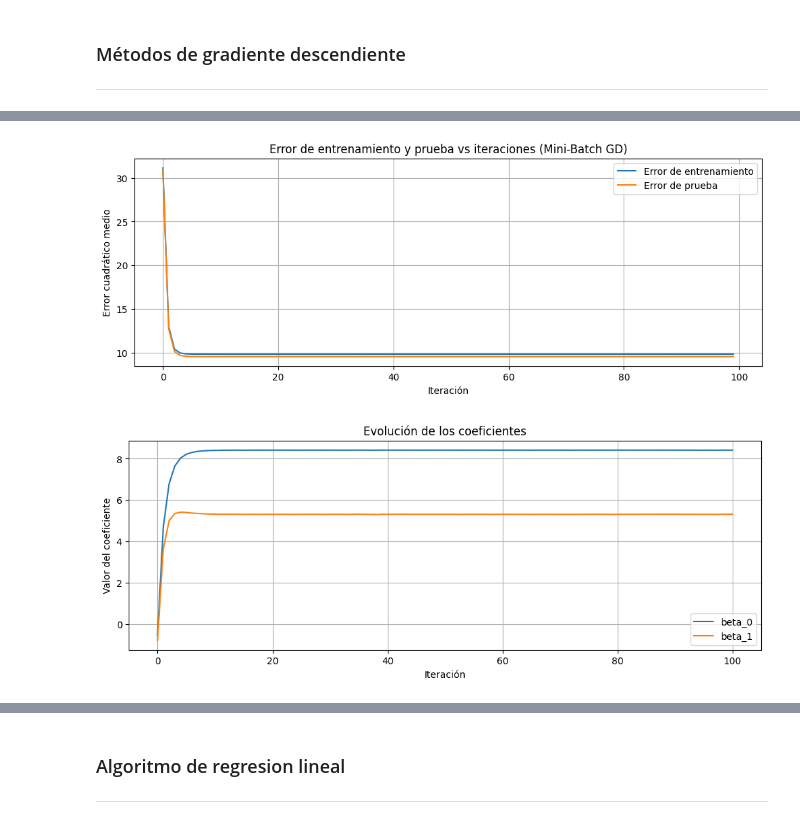
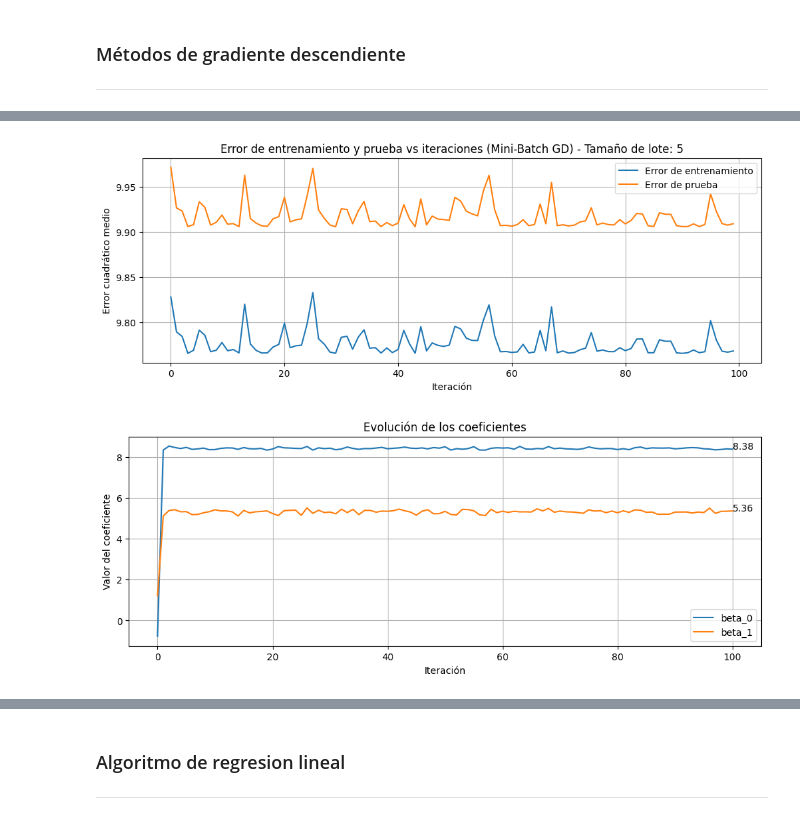
Before and after one commit to CaterinaMartinezD/AA1-TUIA-2025C1-Casado-MartinezDufour, a Jupyter notebook: TP-Regresion-AA1-2025C1.ipynb, the cells around one changed output, grey strips where cells are left out. Drawn from its saved outputs; the diff is of its cells as text; code cells hidden in the pictures.

```diff
--- a/TP-Regresion-AA1-2025C1.ipynb
+++ b/TP-Regresion-AA1-2025C1.ipynb
@@ -964,7 +997,7 @@ def mae_gradient(X, y_true, y_pred):
 ### Gráfico de errores y coeficientes
 ---
 # %%
-def plot_loss(train_errors, val_errors):
+def plot_loss(train_errors, val_errors, batch_size):
     # gráfico de errores.
     plt.figure(figsize=(12, 4))
     plt.plot(train_errors, label='Error de entrenamiento')
@@ -972,7 +1005,7 @@ def plot_loss(train_errors, val_errors):
     plt.xlabel('Iteración')
     plt.ylabel('Error cuadrático medio')
     plt.legend()
-    plt.title('Error de entrenamiento y prueba vs iteraciones (Mini-Batch GD)')
+    plt.title(f'Error de entrenamiento y prueba vs iteraciones (Mini-Batch GD) - Tamaño de lote: {batch_size}')
     plt.grid(True)
     plt.show()
 
@@ -985,6 +1018,9 @@ def plot_parameters(coef_history):
     plt.xlabel('Iteración')
     plt.ylabel('Valor del coeficiente')
     plt.title('Evolución de los coeficientes')
+    # agregar el ultimo valor de cada coeficiente al final de la línea
+    for j in range(coef_history.shape[1]):
+        plt.text(len(coef_history)-1, coef_history[-1, j], f'{coef_history[-1, j]:.2f}')
     plt.legend()
     plt.grid(True)
     plt.show()
@@ -1045,7 +1081,7 @@ def mini_batch_gradient_descent(X_train, y_train, X_val, y_val, lr=0.01, epochs=
 
         coef_history.append(W.flatten())
 
-    plot_loss(train_errors, val_errors)
+    plot_loss(train_errors, val_errors, batch_size)
     plot_parameters(coef_history)
 
     return W
@@ -1063,13 +1097,10 @@ train2_df.shape, val_df.shape, test_df.shape
 # %%
 # Prueba inicial con las variables distance_km y fare_amount
-y_train = train2_df['fare_amount']
-X_train = train2_df[['distance_km']]
-
-y_val = val_df['fare_amount']
-X_val = val_df[['distance_km']]
+y_train = train_df['fare_amount']
+X_train = train_df[['distance_km']]
 
 y_test = test_df['fare_amount']
 X_test = test_df[['distance_km']]
 
-X_train.shape, X_val.shape, X_test.shape
+X_train.shape, X_test.shape
 # %% [output]
@@ -1081,9 +1112,8 @@ y_train.shape, y_val.shape, y_test.shape
 # %%
-X_train= X_train.values.reshape(-1, 1)
-y_train= y_train.values.reshape(-1, 1)
-X_val= X_val.values.reshape(-1, 1)
-y_val= y_val.values.reshape(-1, 1)
-X_test= X_test.values.reshape(-1, 1)
-y_test= y_test.values.reshape(-1, 1)
+## Capaz esto no es necesario
+#X_train= X_train.values.reshape(-1, 1)
+#y_train= y_train.values.reshape(-1, 1)
+#X_test= X_test.values.reshape(-1, 1)
+#y_test= y_test.values.reshape(-1, 1)
 # %%
 # calcular raiz cuadrada de la cantidad de registros de X_train
@@ -1093,5 +1134,6 @@ X_train.shape[0]**0.5
 # %%
-W_MBGD = mini_batch_gradient_descent(X_train, y_train, X_val, y_val, lr=0.001, batch_size=360, epochs=100, grad_fn=mse_gradient)
+# entrenar modelo con Stochastic Gradient Descent (SGD)
+W_SGD = mini_batch_gradient_descent(X_train, y_train, X_test, y_test, lr=0.001, batch_size= 5, epochs=100, grad_fn=mse_gradient)
 # %% [output]
-[figure, old version]
+[figure, new version]
-[figure, old version]
+[figure, new version]
```
Also changed, not shown: parts of 51 cells of this notebook, 1 other file.
